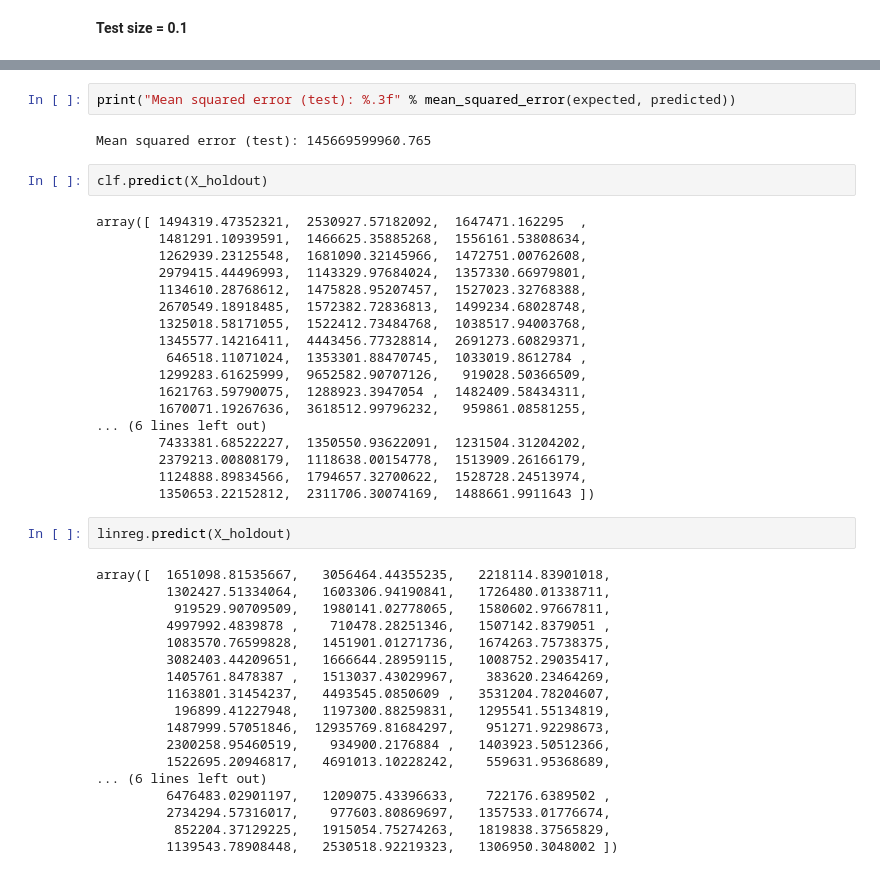
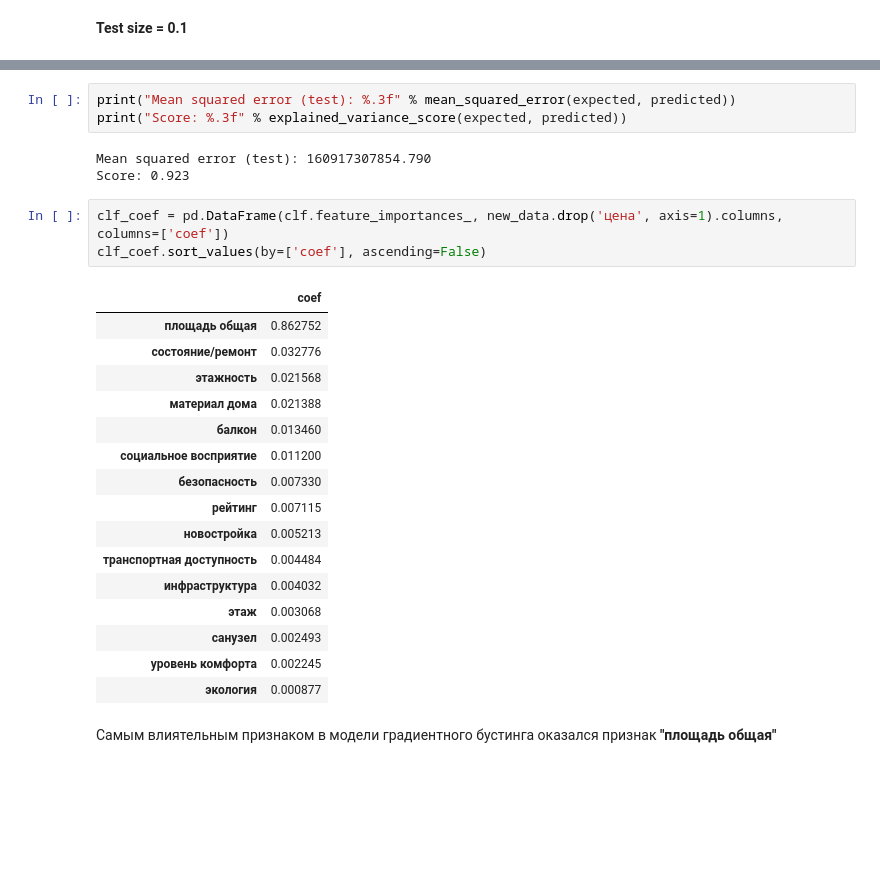
Before and after one commit to vdilchenko/university, a Jupyter notebook: OpenDataScience2018/mlsn_project.ipynb, the cells around one changed output, grey strips where cells are left out. Cells and saved outputs as stored; diff of their text form; blank space fills up the shorter version.

```diff
--- a/OpenDataScience2018/mlsn_project.ipynb
+++ b/OpenDataScience2018/mlsn_project.ipynb
@@ -287,44 +320,28 @@ Text(0, 0.5, 'Predicted price')
 # %%
 print("Mean squared error (test): %.3f" % mean_squared_error(expected, predicted))
+print("Score: %.3f" % explained_variance_score(expected, predicted))
 # %% [output]
-Mean squared error (test): 145669599960.765
+Mean squared error (test): 160917307854.790
+Score: 0.923
-# %%
-clf.predict(X_holdout)
-# %% [output]
-array([ 1494319.47352321,  2530927.57182092,  1647471.162295  ,
-        1481291.10939591,  1466625.35885268,  1556161.53808634,
-        1262939.23125548,  1681090.32145966,  1472751.00762608,
-        2979415.44496993,  1143329.97684024,  1357330.66979801,
-        1134610.28768612,  1475828.95207457,  1527023.32768388,
-        2670549.18918485,  1572382.72836813,  1499234.68028748,
-        1325018.58171055,  1522412.73484768,  1038517.94003768,
-        1345577.14216411,  4443456.77328814,  2691273.60829371,
-         646518.11071024,  1353301.88470745,  1033019.8612784 ,
-        1299283.61625999,  9652582.90707126,   919028.50366509,
-        1621763.59790075,  1288923.3947054 ,  1482409.58434311,
-        1670071.19267636,  3618512.99796232,   959861.08581255,
-... (6 lines left out)
-        7433381.68522227,  1350550.93622091,  1231504.31204202,
-        2379213.00808179,  1118638.00154778,  1513909.26166179,
-        1124888.89834566,  1794657.32700622,  1528728.24513974,
-        1350653.22152812,  2311706.30074169,  1488661.9911643 ])
-# %%
-linreg.predict(X_holdout)
-# %% [output]
-array([  1651098.81535667,   3056464.44355235,   2218114.83901018,
-         1302427.51334064,   1603306.94190841,   1726480.01338711,
-          919529.90709509,   1980141.02778065,   1580602.97667811,
-         4997992.4839878 ,    710478.28251346,   1507142.8379051 ,
-         1083570.76599828,   1451901.01271736,   1674263.75738375,
-         3082403.44209651,   1666644.28959115,   1008752.29035417,
-         1405761.8478387 ,   1513037.43029967,    383620.23464269,
-         1163801.31454237,   4493545.0850609 ,   3531204.78204607,
-          196899.41227948,   1197300.88259831,   1295541.55134819,
-         1487999.57051846,  12935769.81684297,    951271.92298673,
-         2300258.95460519,    934900.2176884 ,   1403923.50512366,
-         1522695.20946817,   4691013.10228242,    559631.95368689,
-... (6 lines left out)
-         6476483.02901197,   1209075.43396633,    722176.6389502 ,
-         2734294.57316017,    977603.80869697,   1357533.01776674,
-          852204.37129225,   1915054.75274263,   1819838.37565829,
-         1139543.78908448,   2530518.92219323,   1306950.3048002 ])
+# %%
+clf_coef = pd.DataFrame(clf.feature_importances_, new_data.drop('цена', axis=1).columns, columns=['coef'])
+clf_coef.sort_values(by=['coef'], ascending=False)
+# %% [output]
+|  | coef |
+| площадь общая | 0.862752 |
+| состояние/ремонт | 0.032776 |
+| этажность | 0.021568 |
+| материал дома | 0.021388 |
+| балкон | 0.013460 |
+| социальное восприятие | 0.011200 |
+| безопасность | 0.007330 |
+| рейтинг | 0.007115 |
+| новостройка | 0.005213 |
+| транспортная доступность | 0.004484 |
+| инфраструктура | 0.004032 |
+| этаж | 0.003068 |
+| санузел | 0.002493 |
+| уровень комфорта | 0.002245 |
+| экология | 0.000877 |
+# %% [markdown]
+Самым влиятельным признаком в модели градиентного бустинга оказался признак <b>"площадь общая"</b>
```
Also changed, not shown: parts of 14 cells of this notebook.
